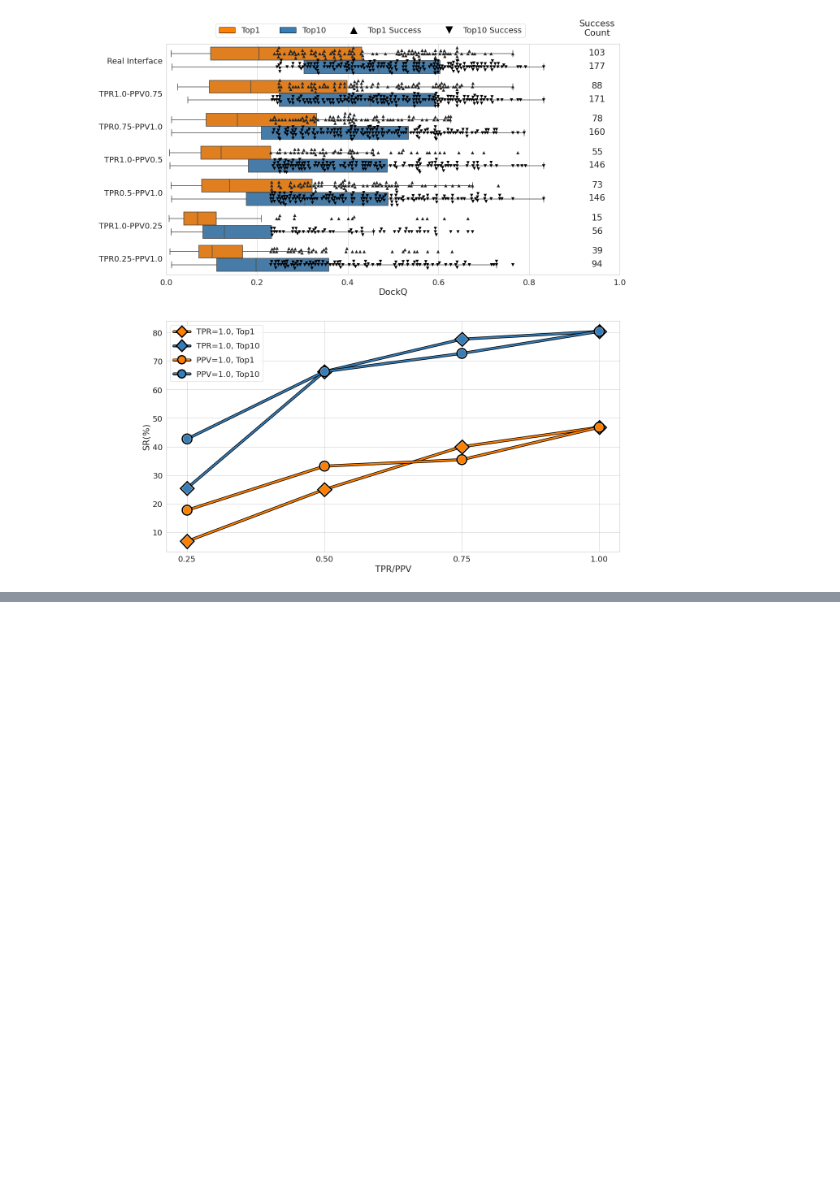
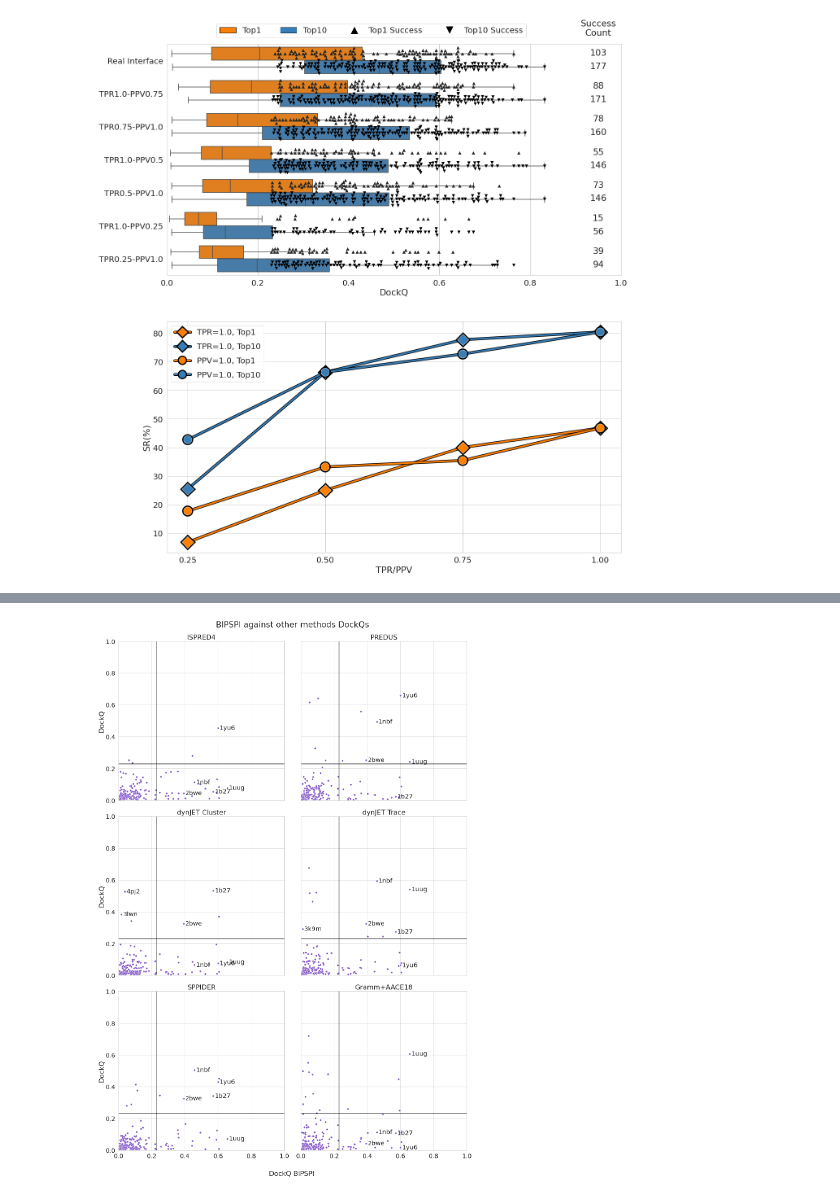
Before and after one commit to ElofssonLab/BindingSite_docking, a Jupyter notebook: src/plot_notebook.ipynb, the cells around one changed output, grey strips where cells are left out. Saved outputs shown, nothing was run; the diff lists cells and outputs as text; code cells hidden in the pictures; blank space fills up the shorter version.

```diff
--- a/src/plot_notebook.ipynb
+++ b/src/plot_notebook.ipynb
@@ -1175,0 +1298,15 @@ fig.savefig(bsfolder+'pictures/allcorr1.png')
+# %%
+code = '1tmq'
+for tag in tags:
+    if tag != 'PRE':
+        print (tag.split('_')[-1], '\t',
+               round(dockqs[tag][code][0],2), '\t',
+               round(max(dockqs[tag][code]),2), '\t',
+               round(metricdic[tag][code]['PR-AUC'][0],2), '\t',
+               round(metricdic[tag][code]['PR-AUC'][1],2))
+    else:
+        print (tag, '\t',
+               round(dockqs[tag][code][0],2), '\t',
+               round(max(dockqs[tag][code]),2), '\t',
+               round(metricdic[tag][code]['PPVs'][0],2), '\t',
+               round(metricdic[tag][code]['PPVs'][1],2))
@@ -1175,0 +1378,82 @@ fig.savefig(bsfolder+'pictures/allcorr1.png')
+# %%
+sb.set_palette(palette=palette3)
+fig, axes = plt.subplots(3, 2, figsize=(20, 30), sharex=True, sharey=True)
+
+r = c = 0
+goodaltpreds = []
+to_annotate = ['1b27', '1nbf', '1uug', '1yu6', '2bwe']
+for n, tag in enumerate(tags+['aace']):
+    if tag == 'BIP2': continue
+    if c == 2: r += 1
+    if c == 2: c = 0
+    data = {'DockQ BIPSPI':[], 'DockQ':[], 'Method':[], 'Code':[]}
+    for code in codelist:
+        if code in dockqs[tag]:
+            data['DockQ BIPSPI'].append(dockqs['BIP2'][code][0])
+            data['DockQ'].append(dockqs[tag][code][0])
+            data['Method'].append(tag)
+            data['Code'].append(code)
+            if dockqs[tag][code][0] >= 0.23 and dockqs['BIP2'][code][0] < 0.23 and tag != 'aace':
+                goodaltpreds.append(code)
+                if tag != 'PRE' and tag != 'aace':
+                    print (code, tag,
+                           metricdic[tag][code]['PR-AUC'],
+                           metricdic['BIP2'][code]['PR-AUC'])
+                elif tag != 'aace':
+                    print (code, tag,
+                           metricdic[tag][code]['PPVs'],
+                           metricdic['BIP2'][code]['PR-AUC'])
+
+    sb.scatterplot(x='DockQ BIPSPI', y='DockQ', data=data,
+                    color='C0', ax=axes[r][c])
+
+
+
+    maxdq = 0
+    mindq = None
+    maxcode = ''
+    mincode = ''
+    for i, code in enumerate(data['Code']):
+        if data['DockQ BIPSPI'][i] < 0.02 and data['DockQ'][i] >= 0.23:
+            if mindq == None:
+                mindq = data['DockQ BIPSPI'][i]
+                mincode = code
+            else:
+                if data['DockQ BIPSPI'][i] < mindq:
+                    mindq = data['DockQ BIPSPI'][i]
+                    mincode = code
+
+    for i, code in enumerate(data['Code']):
+        if code in to_annotate+[mincode] and tag != 'aace'\
+        and (data['DockQ BIPSPI'][i] >= 0.23\
+        or data['DockQ'][i] >= 0.23):
+            axes[r][c].annotate(code, size=20,
+                xy=(data['DockQ BIPSPI'][i], data['DockQ'][i]),
+                xytext=(data['DockQ BIPSPI'][i]+0.01, data['DockQ'][i]-0.01))
+        elif code in to_annotate\
+        and (data['DockQ BIPSPI'][i] >= 0.23\
+        or data['DockQ'][i] >= 0.23):
+            axes[r][c].annotate(code, size=20,
+                xy=(data['DockQ BIPSPI'][i], data['DockQ'][i]),
+                xytext=(data['DockQ BIPSPI'][i]+0.01, data['DockQ'][i]-0.01))
+        elif code == '4pj2' and tag == 'JET_CL':
+            axes[r][c].annotate(code, size=20,
+                xy=(data['DockQ BIPSPI'][i], data['DockQ'][i]),
+                xytext=(data['DockQ BIPSPI'][i]+0.01, data['DockQ'][i]-0.01))
+
+    axes[r][c].set_xlabel('')
+    axes[r][c].hlines(0.23, 0, 1, color='black')
+    axes[r][c].vlines(0.23, 0, 1, color='black')
+    axes[r][c].legend().remove()
+    axes[r][c].set_title(name_refine[tag])
+    axes[r][c].set_xlim(0,1)
+    axes[r][c].set_ylim(0,1)
+    c += 1
+
+fig.text(0.51, 0.095, 'DockQ BIPSPI', ha='center', va='top')
+fig.suptitle('BIPSPI against other methods DockQs', x=0.512, y=0.91)
+plt.subplots_adjust(hspace=0.1, wspace=0.1)
+fig.savefig(bsfolder+'pictures/BIPSPI_vs_all_dockq_comparison.png')
+
+print ('Non-BIPSPI successes:',len(set(goodaltpreds)))
+# %% [output]
@@ -1175,0 +1485 @@ fig.savefig(bsfolder+'pictures/allcorr1.png')
+[figure, added]
```
Also changed, not shown: parts of 22 cells of this notebook, 51 other files.
